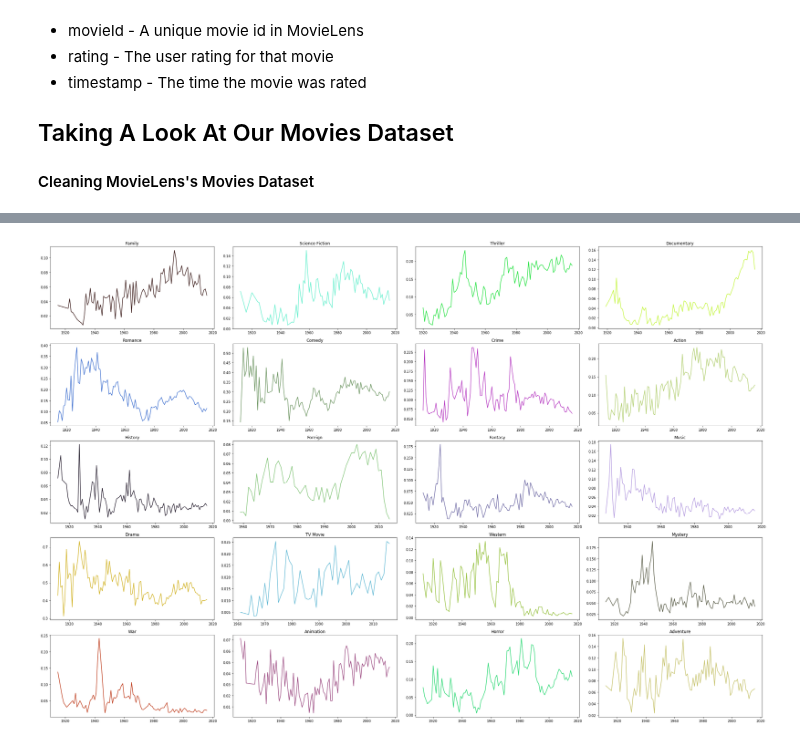
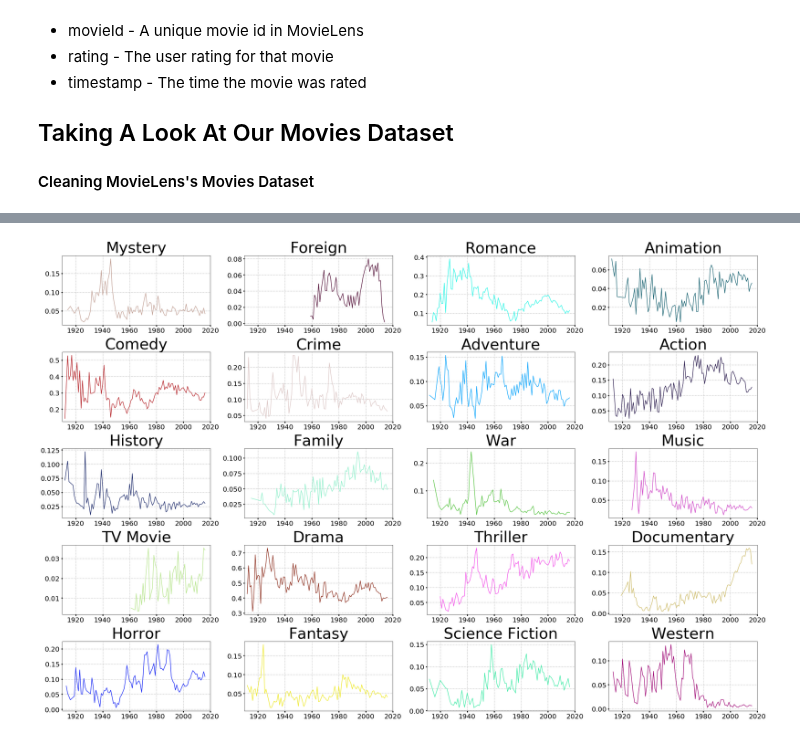
Before and after one commit to ronka/movie-recommendation-notebook, a Jupyter notebook: final_project.ipynb, the cells around one changed output, grey strips where cells are left out. Cells and saved outputs as stored; diff of their text form; code cells hidden in the pictures.

```diff
--- a/final_project.ipynb
+++ b/final_project.ipynb
@@ -150,25 +154,37 @@ plt.show()
 # %%
-# print(movies_df[movies_df['Animation'] == 1].groupby(['release_year','Animation']).size().to_frame('count').reset_index())
-
-d = movies_df[movies_df['Animation'] == 1].groupby(['release_year','Animation']).size().to_frame('count').reset_index()
-d = d.drop('Animation',axis=1)
-
 i = 1
-fig = plt.figure(figsize=(30,20))
+fig, axes = plt.subplots(figsize=(30,20))
 
 for genre in genres_list:
-    plt.subplot(5,4,i)
+    ax = plt.subplot(5,4,i)
+
     d = movies_df[movies_df[genre] == 1].groupby(['release_year',genre]).size().to_frame('count').reset_index()
-    data = d.set_index('release_year').drop(genre,axis=1)['count'] / movies_df.groupby('release_year').size()
-    data.fillna(0)
-    sns.lineplot(data=data,color=np.random.rand(3,))
+    d = d.set_index('release_year').drop(genre,axis=1)['count'] / movies_df.groupby('release_year').size()
+    d.fillna(0,inplace=True)
+
+    sns.lineplot(data=d,color=np.random.rand(3,))
+
+    ax.grid(True, linestyle='-.')
+    ax.tick_params(labelsize=20, width=3)
+    plt.ylabel('')
     plt.xlabel('')
-    plt.ylabel('')
     # plt.ylim(bottom=0,top=1)
-    plt.title(genre)
+    plt.xlim(left=1910,right=2020)
+    plt.title(genre, {'size' : '45'})
     i+=1
 
 plt.tight_layout()
 plt.show()
+
+# TODO: print all the movies genre in the same plot
+
+# fig = plt.figure(figsize=(30,20))
+# for genre in genres_list:
+#     d = movies_df[movies_df[genre] == 1].groupby(['release_year',genre]).size().to_frame('count').reset_index()
+#     data = d.set_index('release_year').drop(genre,axis=1)['count'] / movies_df.groupby('release_year').size()
+#     data.fillna(0)
+#     sns.lineplot(data=data,label=genre)
+# plt.legend(loc='best')
+# plt.show()
 # %% [output]
-[figure, old version]
+[figure, new version]
```
Also changed, not shown: parts of 8 cells of this notebook.
